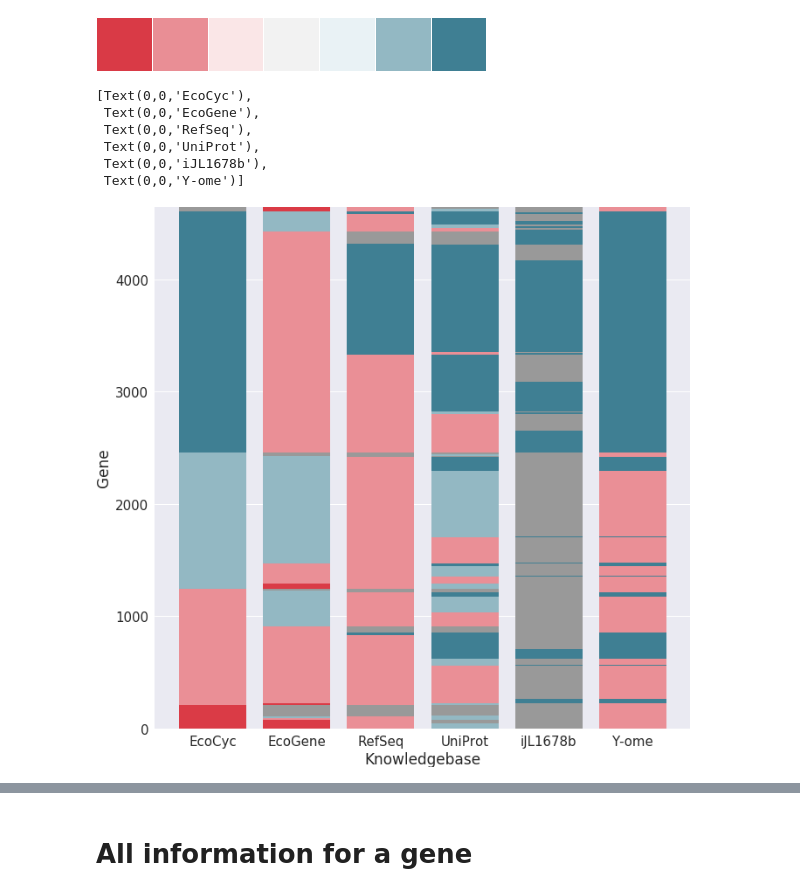
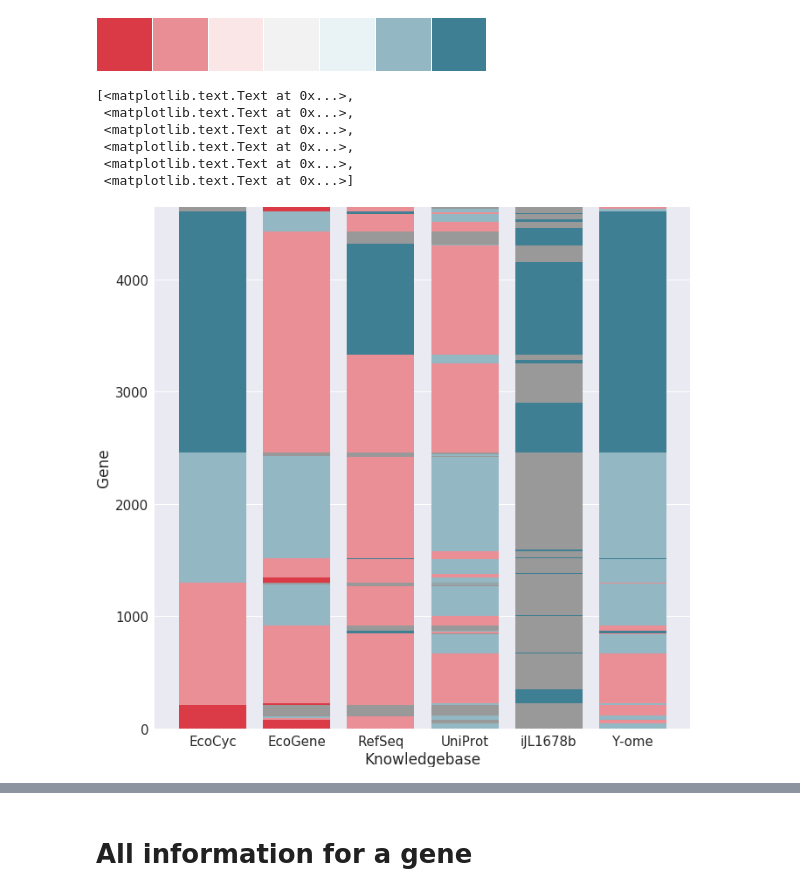
Before and after one commit to zakandrewking/y-ome, a Jupyter notebook: notebooks/17..12.06 Categories.ipynb, the cells around one changed output, grey strips where cells are left out. Saved outputs shown, nothing was run; the diff lists cells and outputs as text; code cells hidden in the pictures.

```diff
--- a/notebooks/17..12.06 Categories.ipynb
+++ b/notebooks/17..12.06 Categories.ipynb
@@ -90,3 +93,16 @@ kbases = to_df(
     .join(KnowledgebaseGene)
     .join(Knowledgebase)
 )
+# %%
+def calculate_y_ome(row):
+    return 'high' if any(x == 'high' for x in row) \
+      else 'low'  if any(x == 'low' for x in row) \
+      else 'tbd'
+# %%
+# remove duplicate genes
+kbases_unstacked = kbases.set_index(['locus_id', 'knowledgebase_name'])
+kbases_unstacked = kbases_unstacked[~kbases_unstacked.index.duplicated(keep='first')]
+kbases_unstacked = kbases_unstacked.drop('primary_name', axis=1).unstack()
+kbases_unstacked.columns = kbases_unstacked.columns.droplevel(0)
+# calculate Y-ome; don't rely on ME-model
+kbases_unstacked['Y-ome'] = kbases_unstacked[kbases_unstacked.columns.drop('iJL1678b')].apply(calculate_y_ome, axis=1)
@@ -118,7 +133,7 @@ Name: Y-ome, dtype: int64
 # %%
-knowledgebase_names = list(d.columns)
-dfp = d.applymap(lambda x: levels[x]).sort_values(by=list(d.columns))
-dfp.head()
+knowledgebase_names = list(kbases_unstacked.columns)
+kbases_plot = kbases_unstacked.applymap(lambda x: levels[x]).sort_values(by=list(kbases_unstacked.columns))
+kbases_plot.head()
 # %% [output]
 | knowledgebase_name | EcoCyc | EcoGene | RefSeq | UniProt | iJL1678b | Y-ome |
 | locus_id |  |  |  |  |  |  |
@@ -131,7 +146,7 @@ dfp.head()
 # create bars based on consecutive colors
 last_value = {kbase: None for kbase in knowledgebase_names}
 bars = {kbase: [] for kbase in knowledgebase_names}
-for locus_tag, row in dfp.iterrows():
+for locus_tag, row in kbases_plot.iterrows():
     for kbase, value in row.iteritems():
         if len(bars[kbase]) == 0 or bars[kbase][-1]['value'] != value:
             bars[kbase].append({'value': value, 'height': 1})
@@ -162,22 +169,22 @@ pal
 # %%
 fig, ax = plt.subplots(figsize=(11, 11))
 last_heights = [0 for _ in knowledgebase_names]
 for bar_list in it.zip_longest(*bars.values()):
     left = [x + 0.1 for x in range(len(knowledgebase_names))]
     height = [x['height'] if x is not None else 0 for x in bar_list]
     bottom = last_heights
     last_heights = [x + y for x, y in zip(height, last_heights)]
     color = [colors[x['value']] if x is not None else 'k' for x in bar_list]
     ax.bar(left, height, bottom=bottom, color=color, linewidth=0)
 ax.set_xlabel('Knowledgebase')
 ax.set_ylabel('Gene')
-ax.xaxis.set_ticks([x + 0.1 for x in range(len(dfp.columns))])
-ax.xaxis.set_ticklabels(dfp.columns)
+ax.xaxis.set_ticks([x + 0.1 for x in range(len(kbases_plot.columns))])
+ax.xaxis.set_ticklabels(kbases_plot.columns)
 # %% [output]
-[Text(0,0,'EcoCyc'),
- Text(0,0,'EcoGene'),
- Text(0,0,'RefSeq'),
- Text(0,0,'UniProt'),
- Text(0,0,'iJL1678b'),
- Text(0,0,'Y-ome')]
+[<matplotlib.text.Text at 0x...>,
+ <matplotlib.text.Text at 0x...>,
+ <matplotlib.text.Text at 0x...>,
+ <matplotlib.text.Text at 0x...>,
+ <matplotlib.text.Text at 0x...>,
+ <matplotlib.text.Text at 0x...>]
-[figure, old version]
+[figure, new version]
```
Also changed, not shown: parts of 21 cells of this notebook, 3 other files.
